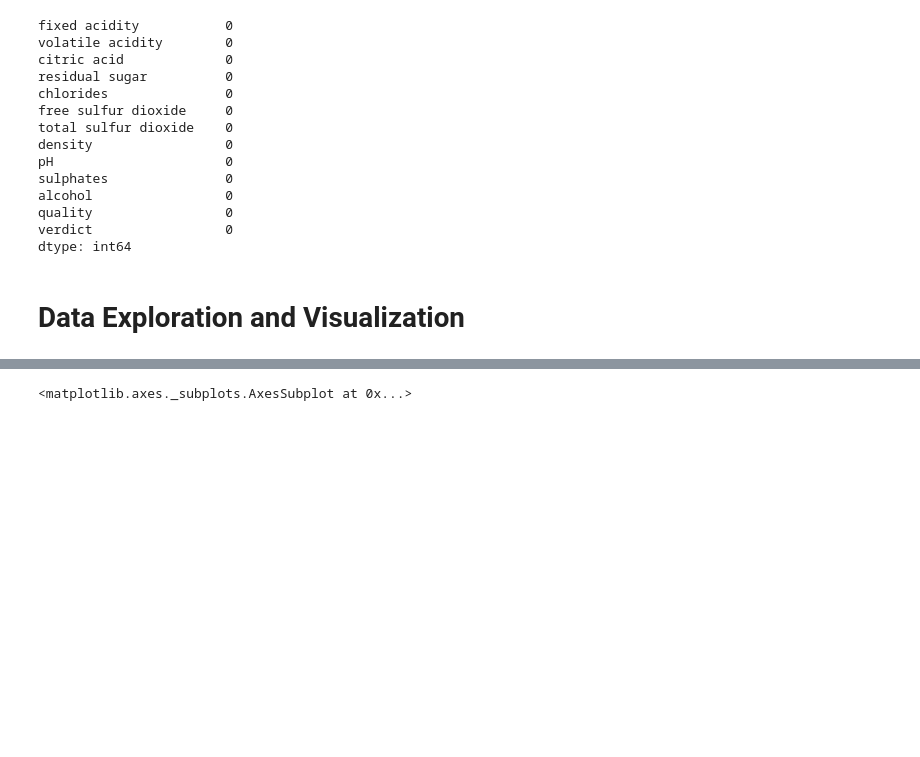
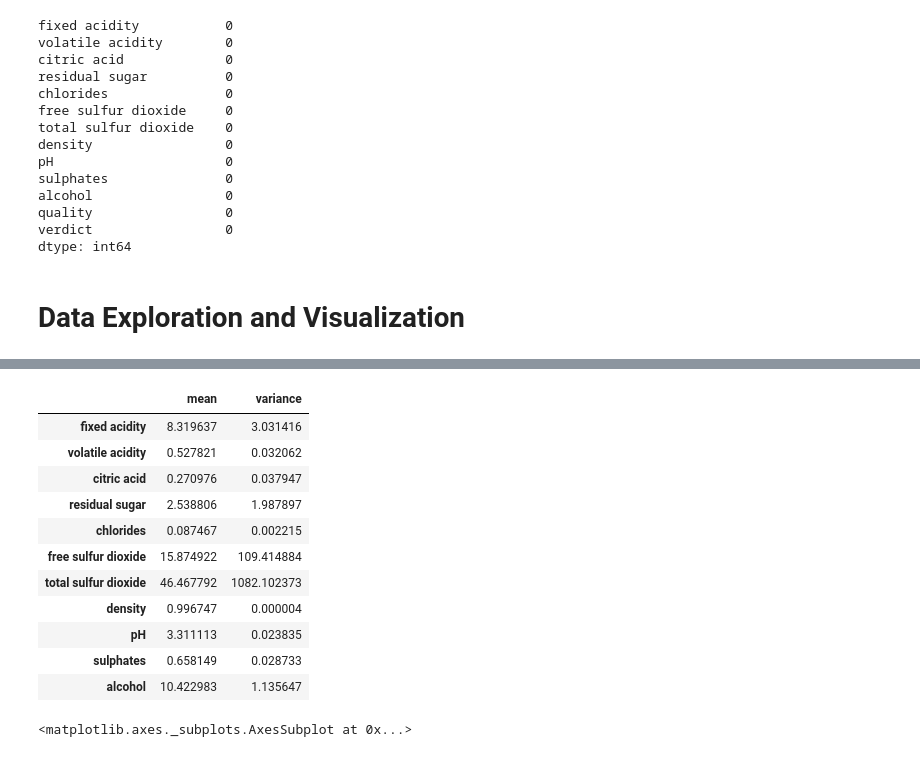
Before and after one commit to Chizzy-codes/Red-Wine-Quality-ML-Model, a Jupyter notebook: Red WIne Predictive model.ipynb, the cells around one changed output, grey strips where cells are left out. Drawn from its saved outputs; the diff is of its cells as text; code cells hidden in the pictures; blank space fills up the shorter version.

```diff
--- a/Red WIne Predictive model.ipynb
+++ b/Red WIne Predictive model.ipynb
@@ -155,3 +218,18 @@ dtype: int64
+# %%
+pd.DataFrame({'mean': reddf.mean(), 'variance': reddf.var()}, index=reddf.columns[0:11])
+# %% [output]
+|  | mean | variance |
+| fixed acidity | 8.319637 | 3.031416 |
+| volatile acidity | 0.527821 | 0.032062 |
+| citric acid | 0.270976 | 0.037947 |
+| residual sugar | 2.538806 | 1.987897 |
+| chlorides | 0.087467 | 0.002215 |
+| free sulfur dioxide | 15.874922 | 109.414884 |
+| total sulfur dioxide | 46.467792 | 1082.102373 |
+| density | 0.996747 | 0.000004 |
+| pH | 3.311113 | 0.023835 |
+| sulphates | 0.658149 | 0.028733 |
+| alcohol | 10.422983 | 1.135647 |
 # %%
 # plot a countplot
 sns.set(style='whitegrid')
```
Also changed, not shown: parts of 10 cells of this notebook.
